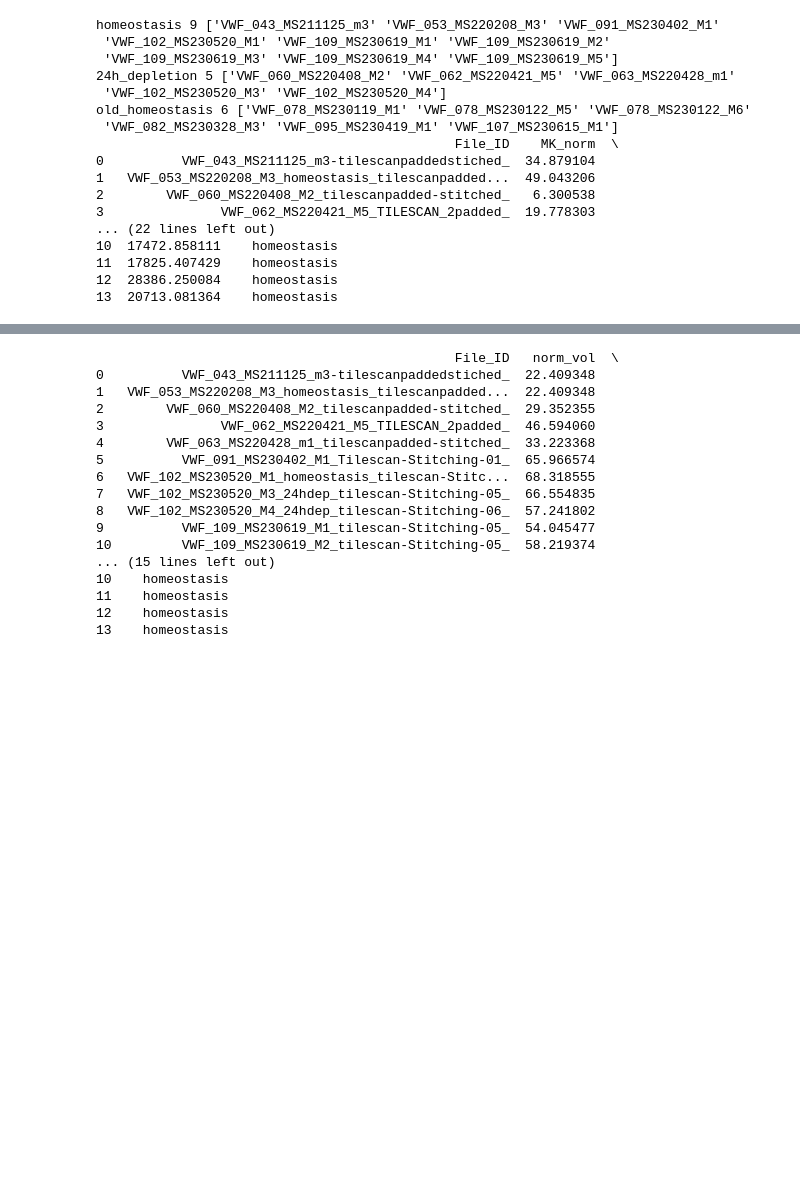
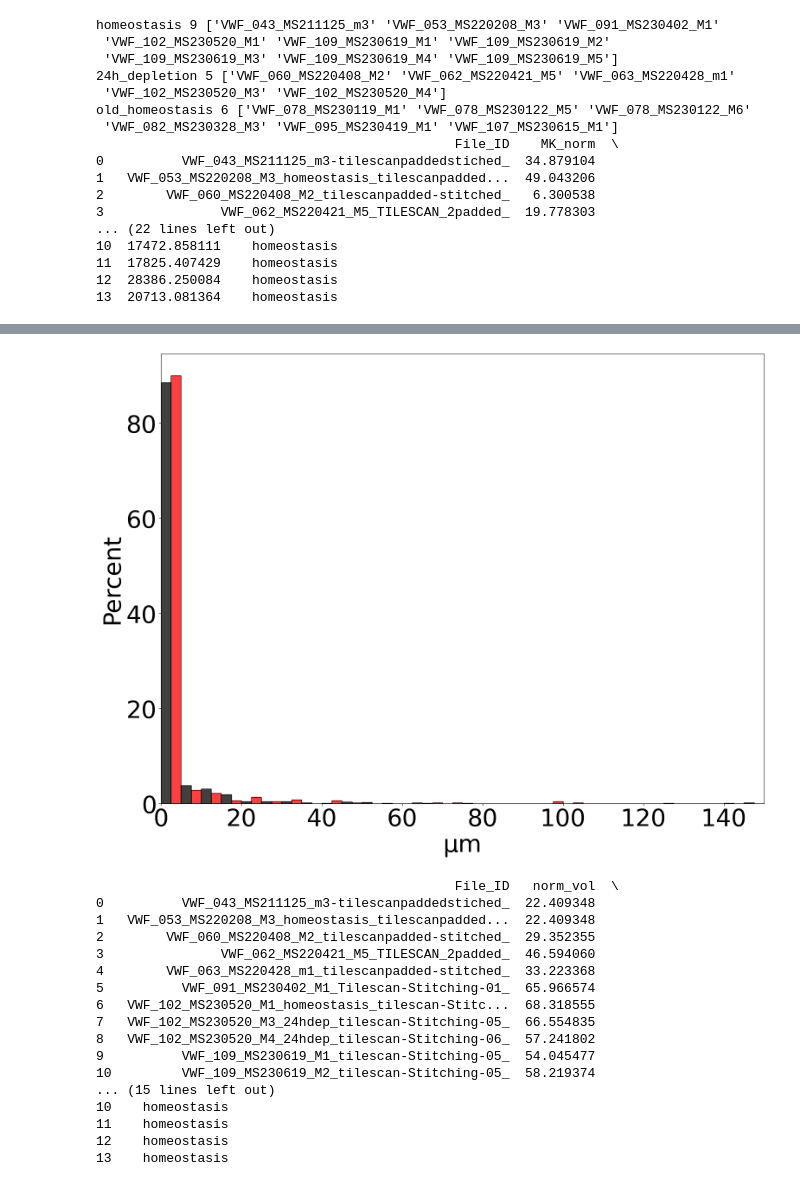
Before and after one commit to Mas515/Image_analysis, a Jupyter notebook: IVMtilescans_plot.ipynb, the cells around one changed output, grey strips where cells are left out. Cells and saved outputs as stored; diff of their text form; code cells hidden in the pictures; blank space fills up the shorter version.

```diff
--- a/IVMtilescans_plot.ipynb
+++ b/IVMtilescans_plot.ipynb
@@ -1134,6 +1165,13 @@ print(datab)
 # # plt.legend(title='Cell type', loc='upper center', labels=['Hoxb5+Vwf+', 'Hoxb5+Vwf-'])
 # plt.legend([], [], frameon=False)
 # g.set(ylabel='um3')
+
+###getting numbers of mice used in each conditions
+datab['Batch_ID']=datab['File_ID'].str[0:19]
+list=datab['Treatment'].unique()
+for i in list:
+    dx=datab[datab['Treatment']==i]
+    print(i, len(dx['Batch_ID'].unique()),dx['Batch_ID'].unique())
 # %% [output]
                                               File_ID    MK_norm  \
 0          VWF_043_MS211125_m3-tilescanpaddedstiched_  26.398230
@@ -1196,0 +1240,11 @@ print(data)
+# %%
+###comparing old vwf+ in movies vs old vwf+ in tilescans
+data=pd.read_csv('/Users/secchim/Documents/Experiments/distance analysis/distance_to_MK_v1.csv', index_col=None, header=0)
+for b,r in data.iterrows():
+    data.loc[b,'distance_to_MK']=data.loc[b,'distance_to_MK']-4
+    if data.loc[b,'distance_to_MK']<0:
+        data.loc[b,'distance_to_MK']=0
+data=data[data['Treatment']=='ageing']
+data=data[data['Hoxb5_status_corrected']=='Hoxb5_vwf']
+data=data[data['Time']==1]
+data.to_clipboard()
@@ -1196,0 +1280,61 @@ print(data)
+# %%
+###extracting MK distance to vessel
+####automating the merging of the MK spreadsheets
+##VWF_102_MS230520_M4_24hdep_tilescan-Stitching-06MK_Statistics vessel called vessels, watch out
+#VWF_102_MS230520_M3_24hdep_tilescan-Stitching-05_Statistics same
+#VWF_091_MS230402_M1_Tilescan-Stitching-01_Statistics same, could have just put one option with vessels
+file_list=[]
+folderpath='/Users/secchim/Documents/Experiments/distance analysis/tilescans_MK'
+for root,dirs, files in os.walk(folderpath):
+    for file in files:
+        if file.endswith('Shortest_Distance_to_Surfaces_Surfaces=vessel.csv'):
+            data=pd.read_csv(os.path.join(root,file), index_col=None, skiprows=3, header=0)
+            if file.endswith('Shortest_Distance_to_Surfaces_Surfaces=vessel.csv'):
+                data['File_ID']=file.replace('Shortest_Distance_to_Surfaces_Surfaces=vessel.csv','_')
+                data['FileID']=data['File_ID'].str[0:19]
+            file_list.append(data)
+            # print(file)
+
+data=pd.concat(file_list, axis =0, ignore_index=True)
+# print(data['FileID'].unique())
+
+metadata=pd.read_csv('/Users/secchim/Documents/230713merged_metadata_and_mice.csv')
+# metadata['File_ID']=(metadata['Original_Filename']).str.replace('.czi','_')
+# print(metadata['File_ID'])
+metadata=metadata[['FileID','Treatment']].drop_duplicates()
+datab=pd.merge(data, metadata[:], on = 'FileID')
+# print(datab)
+
+
+datab=datab[datab['Treatment']!='Old_homeostasis']
+datab=datab[datab['Treatment']!='plt_depletion']
+for b,r in datab.iterrows():
+    if datab.loc[b,'Shortest Distance to Surfaces']<0:
+        datab.loc[b,'Shortest Distance to Surfaces']=0
+# datab=datab[['File_ID','MK_count','mean_vol','Treatment']].drop_duplicates()
+
+plt.rcParams["font.size"]=40
+g=sns.histplot(datab, x="Shortest Distance to Surfaces", hue="Treatment", palette=['black','red'], hue_order=('homeostasis','24h_depletion'), legend=False, binwidth=5, multiple="dodge",stat='percent', common_norm=False)
+g.set(xlim=(0, 150))
+g.set(xlabel='µm')
+
+list=datab['Treatment'].unique()
+for i in list:
+    dx=datab[datab['Treatment']==i]
+    print(i, len(dx['FileID'].unique()),dx['FileID'].unique())
+
+##getting numbers for the percentages
+dx=datab[datab['Treatment']!='homeostasis']
+print('homeostasis', len(dx[dx['Shortest Distance to Surfaces']<5]), len(dx[dx['Shortest Distance to Surfaces']>5]))
+
+# grouped=datab.groupby(['File_ID'])
+# dflist=[]
+# for i, newdf in grouped:
+#     newdf['mean_distance']=newdf['Shortest Distance to Surfaces'].mean()
+#     dflist.append(newdf[['File_ID','FileID','mean_distance','Treatment']].drop_duplicates())
+# datab=pd.concat(dflist)
+# g=(sns.violinplot(x=("Treatment"), hue='Treatment', y="mean_distance", data=datab, showfliers = False, palette=['black','grey'], hue_order=('homeostasis','24h_depletion'), legend=False), sns.stripplot(x=("Treatment"), hue='Treatment', y="mean_distance", data=datab, alpha=0.3, dodge=True, palette=['black','black'], hue_order=('homeostasis','24h_depletion')))
+# # plt.legend(title='Cell type', loc='upper center', labels=['Hoxb5+Vwf+', 'Hoxb5+Vwf-'])
+# plt.legend([], [], frameon=False)
+# g[1].set(ylabel='distance to vessel (µm)')
+# %% [output]
@@ -1197,3 +1347,4 @@ print(data)
+[figure, added]
 # %%
 ###vessel properties
 
```
Also changed, not shown: parts of 25 cells of this notebook.
